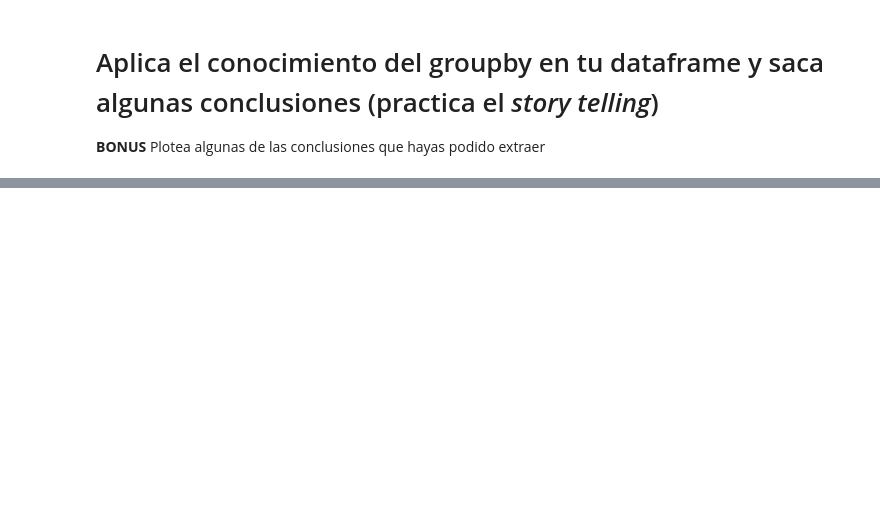
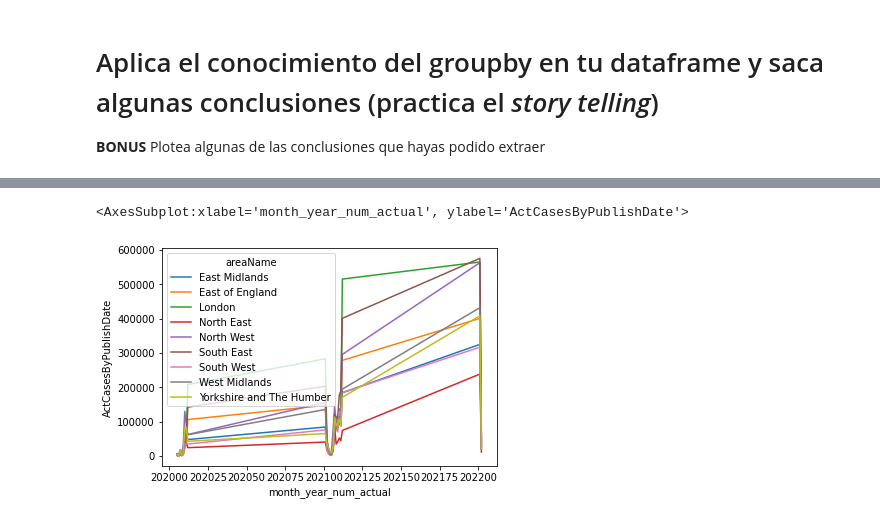
Before and after one commit to Ironhack-Part-Time-Enero2022/lab-pandas-II, a Jupyter notebook: Lab-Pandas-II.ipynb, the cells around one changed output, grey strips where cells are left out. Saved outputs shown, nothing was run; the diff lists cells and outputs as text; code cells hidden in the pictures; blank space fills up the shorter version.

Commit message:
Lab Pandas 2 - Eduardo Arroyo
Covid-19 UK

```diff
--- a/Lab-Pandas-II.ipynb
+++ b/Lab-Pandas-II.ipynb
@@ -15,3 +19,7 @@ Hint: ten en cuenta que os pediremos que hagais algunas transformaciones usando
 Tómate tu tiempo para entender el dataframe y la información que hay en el. Y escribe brevemente las conclusiones principales de el dataset elegido.
 
 **No te olvides de guardar tu nuevo csv limpio**
+# %%
+df_covid_uk = pd.read_csv('data/region_2022-02-03.csv')
+
+# datos obtenidos de https://coronavirus.data.gov.uk/details/download
@@ -21,3 +118,12 @@ Tómate tu tiempo para entender el dataframe y la información que hay en el. Y
 # Aplica el conocimiento del groupby en tu dataframe y saca algunas conclusiones (practica el *story telling*)
 
 **BONUS** Plotea algunas de las conclusiones que hayas podido extraer
+# %%
+# dropeo las columnas que no me interesan para el group by
+df_covid_uk = df_covid_uk.drop(['areaCode','areaType','date','date_f'], axis = 1)
+# %%
+#hago un group by por el maximo para coger el acumulado de todo el mes
+df_covid_uk_month = df_covid_uk.groupby(["areaName", "month_year","month_year_num"]).max()
+
+# reseteo indices
+df_covid_uk_month.reset_index(["areaName", "month_year","month_year_num"], inplace = True)
@@ -23,0 +174,21 @@ Tómate tu tiempo para entender el dataframe y la información que hay en el. Y
+# %%
+# ahora puedo calcular los actuals para los casos, las muertes y los vacunados
+# la formula generica sera: metericaActual = metricaAcumulada_1 - metricaAcumulada
+
+# calcularemos tres metricas nuevas: ActCasesByPublishDate, ActDeaths28DaysByPublishDate y ActPeopleVaccinatedFirstDoseByPublishDate
+
+df_covid_uk_month_merged["ActCasesByPublishDate"] = df_covid_uk_month_merged["cumCasesByPublishDate_1"] - df_covid_uk_month_merged["cumCasesByPublishDate"]
+df_covid_uk_month_merged["ActDeaths28DaysByPublishDate"] = df_covid_uk_month_merged["cumDeaths28DaysByPublishDate_1"] - df_covid_uk_month_merged["cumDeaths28DaysByPublishDate"]
+df_covid_uk_month_merged["ActPeopleVaccinatedFirstDoseByPublishDate"] = df_covid_uk_month_merged["cumPeopleVaccinatedFirstDoseByPublishDate_1"] - df_covid_uk_month_merged["cumPeopleVaccinatedFirstDoseByPublishDate"]
+
+
+#dropeo las columnas que no son interesantes para el analisis
+field2drop = ['cumCasesByPublishDate_1','cumDeaths28DaysByPublishDate_1',
+              'cumPeopleVaccinatedFirstDoseByPublishDate_1','month_year_num_1_y',
+             'month_year','month_year_num','cumCasesByPublishDate','cumDeaths28DaysByPublishDate',
+              'cumPeopleVaccinatedFirstDoseByPublishDate','cumPeopleVaccinatedSecondDoseByPublishDate',
+              'cumPeopleVaccinatedThirdInjectionByPublishDate','month_year_num_1_x','areaName_1']
+
+df_covid_uk_month_merged = df_covid_uk_month_merged.drop(field2drop, axis = 1)
+
+display(df_covid_uk_month_merged.sample(5))
@@ -23,0 +202,9 @@ Tómate tu tiempo para entender el dataframe y la información que hay en el. Y
+# %%
+import seaborn as sns
+
+sns.lineplot(data=df_covid_uk_month_merged
+             , x="month_year_num_actual", y="ActCasesByPublishDate"
+             , hue="areaName")
+# %% [output]
+<AxesSubplot:xlabel='month_year_num_actual', ylabel='ActCasesByPublishDate'>
+[figure, added]
```
Also changed, not shown: parts of 14 cells of this notebook, 1 other file.
